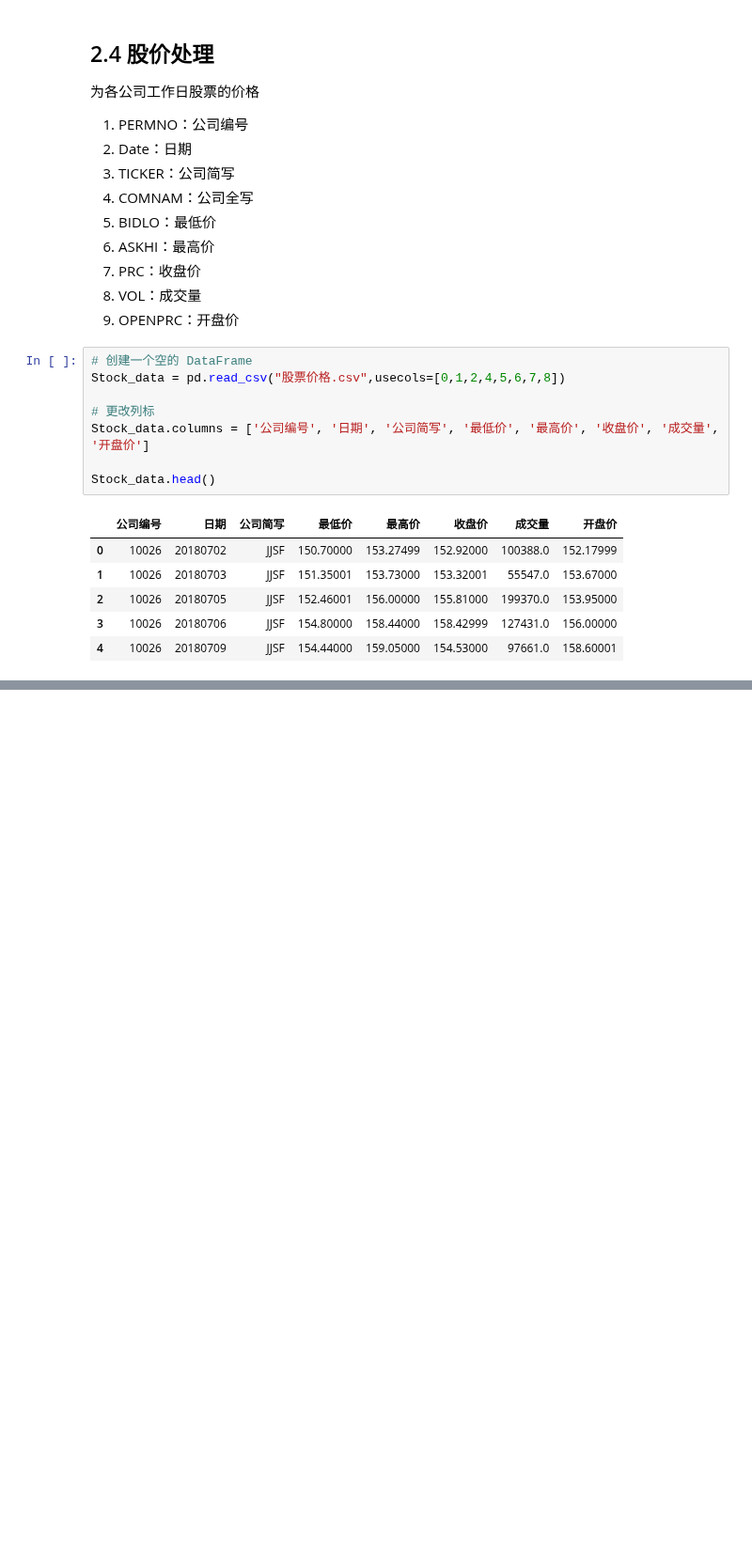
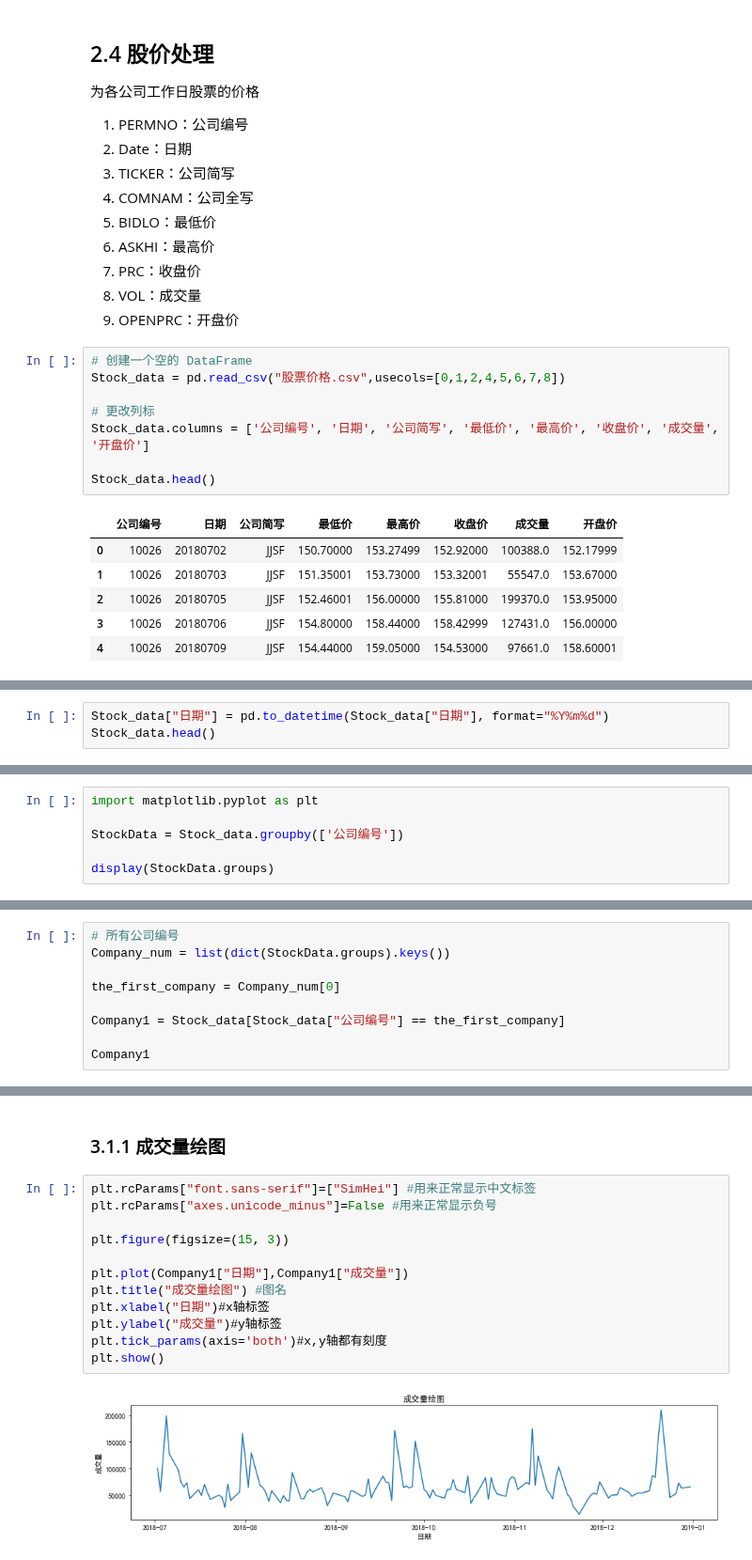
Before and after one commit to easternDay/Stock-forecast, a Jupyter notebook: 一班-1825101045-杨祉.ipynb, the cells around one changed output, grey strips where cells are left out. Shown at 94% size. Drawn from its saved outputs; the diff is of its cells as text; blank space fills up the shorter version.

```diff
--- a/一班-1825101045-杨祉.ipynb
+++ b/一班-1825101045-杨祉.ipynb
@@ -338,0 +341,3 @@ Stock_data.head()
+# %%
+Stock_data["日期"] = pd.to_datetime(Stock_data["日期"], format="%Y%m%d")
+Stock_data.head()
@@ -338,0 +357,6 @@ Stock_data.head()
+# %%
+import matplotlib.pyplot as plt
+
+StockData = Stock_data.groupby(['公司编号'])
+
+display(StockData.groups)
@@ -338,0 +383,9 @@ Stock_data.head()
+# %%
+# 所有公司编号
+Company_num = list(dict(StockData.groups).keys())
+
+the_first_company = Company_num[0]
+
+Company1 = Stock_data[Stock_data["公司编号"] == the_first_company]
+
+Company1
@@ -338,0 +406,16 @@ Stock_data.head()
+# %% [markdown]
+### 3.1.1 成交量绘图
+# %%
+plt.rcParams["font.sans-serif"]=["SimHei"] #用来正常显示中文标签
+plt.rcParams["axes.unicode_minus"]=False #用来正常显示负号
+
+plt.figure(figsize=(15, 3))
+
+plt.plot(Company1["日期"],Company1["成交量"])
+plt.title("成交量绘图") #图名
+plt.xlabel("日期")#x轴标签
+plt.ylabel("成交量")#y轴标签
+plt.tick_params(axis='both')#x,y轴都有刻度
+plt.show()
+# %% [output]
+[figure, added]
```
Also changed, not shown: parts of 9 cells of this notebook, 1 other file.
